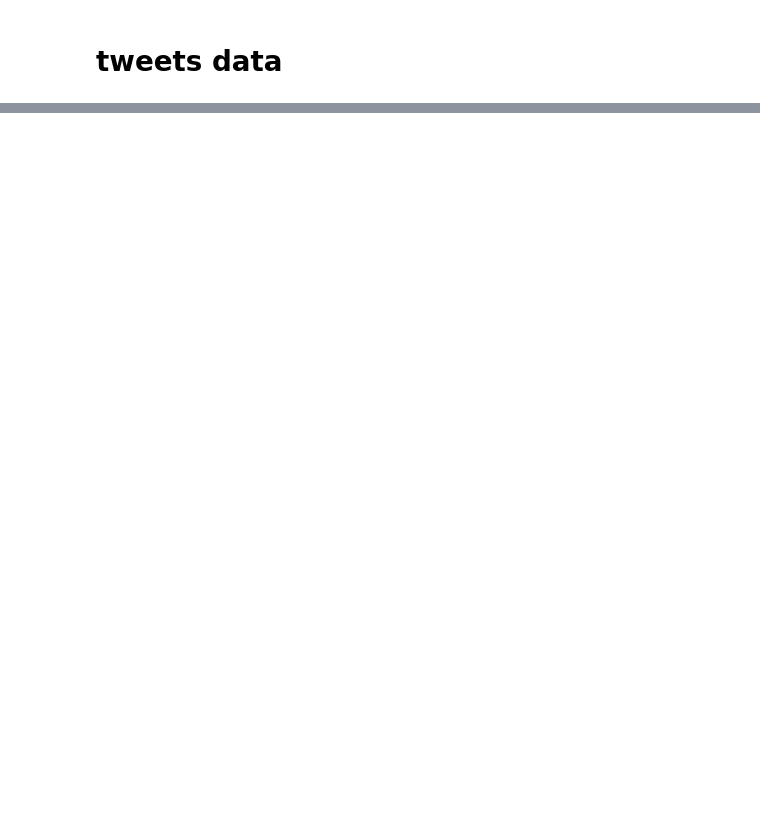
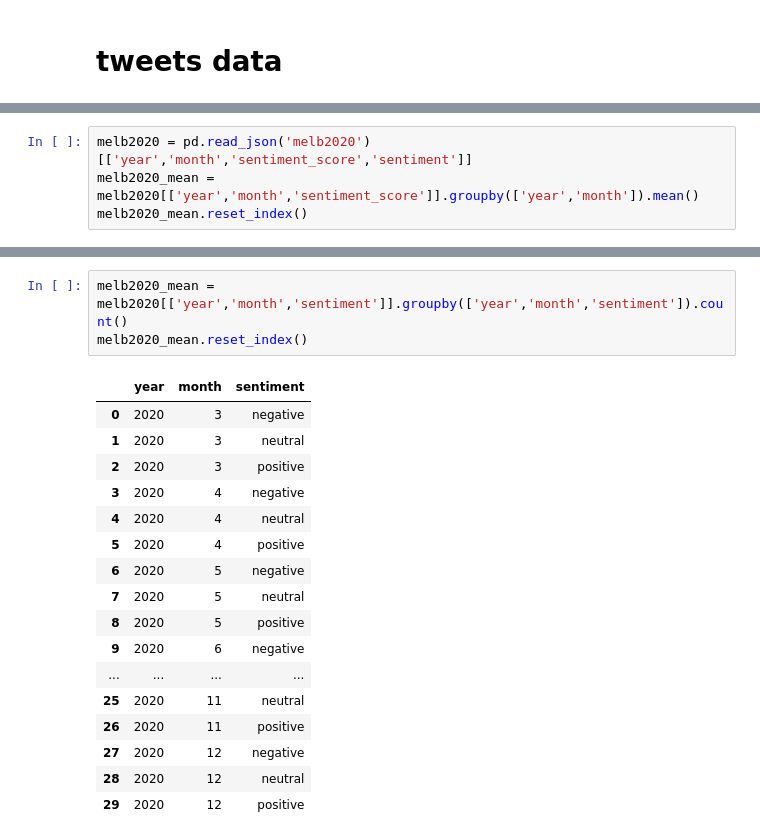
Before and after one commit to jadeyyuu/CCCTeam30-Twitter_Platform, a Jupyter notebook: DataAnalysis/historical analysis/couchDBanalysis.ipynb, the cells around one changed output, grey strips where cells are left out. Cells and saved outputs as stored; diff of their text form; blank space fills up the shorter version.

```diff
--- a/DataAnalysis/historical analysis/couchDBanalysis.ipynb
+++ b/DataAnalysis/historical analysis/couchDBanalysis.ipynb
@@ -228,0 +236,4 @@ pd.DataFrame(allTweet)
+# %%
+melb2020 = pd.read_json('melb2020')[['year','month','sentiment_score','sentiment']]
+melb2020_mean = melb2020[['year','month','sentiment_score']].groupby(['year','month']).mean()
+melb2020_mean.reset_index()
@@ -228,0 +252,21 @@ pd.DataFrame(allTweet)
+# %%
+melb2020_mean = melb2020[['year','month','sentiment']].groupby(['year','month','sentiment']).count()
+melb2020_mean.reset_index()
+# %% [output]
+|  | year | month | sentiment |
+| 0 | 2020 | 3 | negative |
+| 1 | 2020 | 3 | neutral |
+| 2 | 2020 | 3 | positive |
+| 3 | 2020 | 4 | negative |
+| 4 | 2020 | 4 | neutral |
+| 5 | 2020 | 4 | positive |
+| 6 | 2020 | 5 | negative |
+| 7 | 2020 | 5 | neutral |
+| 8 | 2020 | 5 | positive |
+| 9 | 2020 | 6 | negative |
+| ... | ... | ... | ... |
+| 25 | 2020 | 11 | neutral |
+| 26 | 2020 | 11 | positive |
+| 27 | 2020 | 12 | negative |
+| 28 | 2020 | 12 | neutral |
+| 29 | 2020 | 12 | positive |
```
Also changed, not shown: parts of 9 cells of this notebook, 6 other files.
